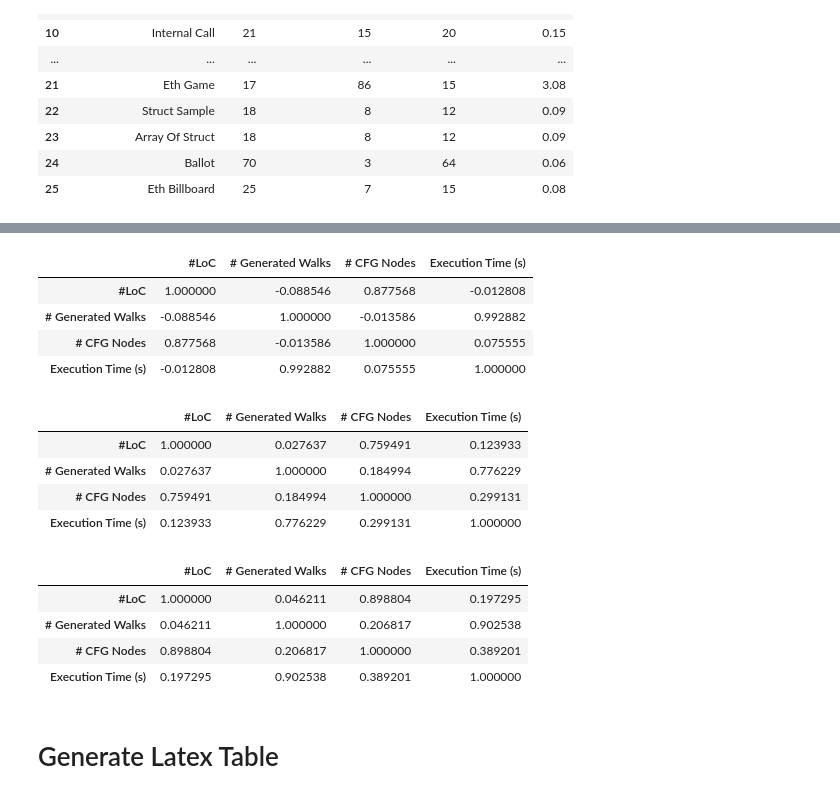
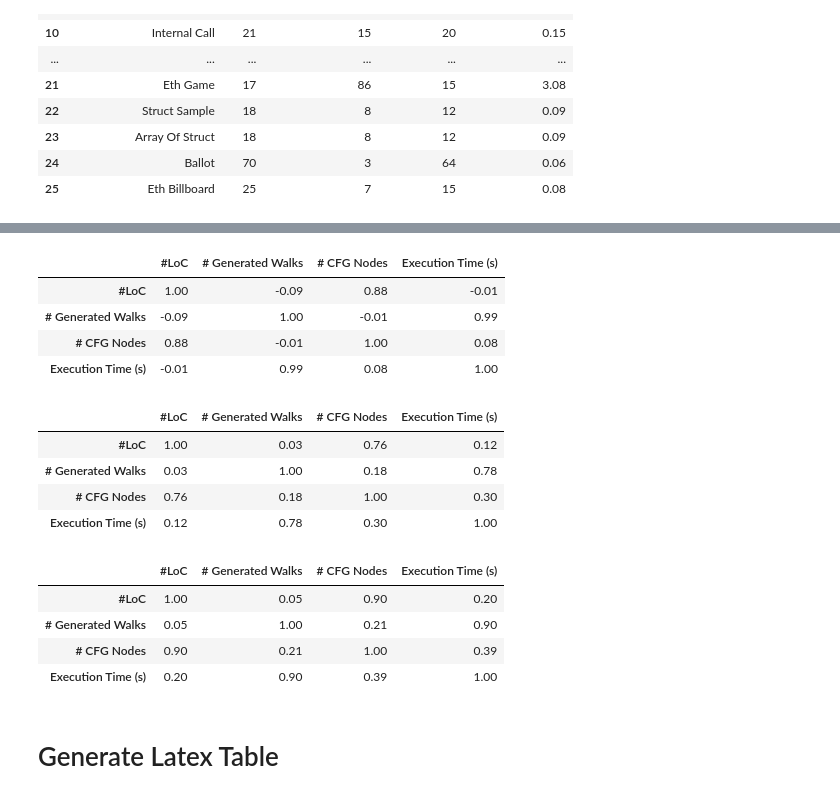
Before and after one commit to professormahi/griffin-targeted-symbolic-execution, a Jupyter notebook: results.ipynb, the cells around one changed output, grey strips where cells are left out. Cells and saved outputs as stored; diff of their text form; code cells hidden in the pictures.

```diff
--- a/results.ipynb
+++ b/results.ipynb
@@ -135,27 +127,27 @@ plt.show()
 # %%
-avg_df.corr(numeric_only=True, method='pearson')
+avg_df.corr(numeric_only=True, method='pearson').round(2)
 # %% [output]
 |  | #LoC | # Generated Walks | # CFG Nodes | Execution Time (s) |
-| #LoC | 1.000000 | -0.088546 | 0.877568 | -0.012808 |
-| # Generated Walks | -0.088546 | 1.000000 | -0.013586 | 0.992882 |
-| # CFG Nodes | 0.877568 | -0.013586 | 1.000000 | 0.075555 |
-| Execution Time (s) | -0.012808 | 0.992882 | 0.075555 | 1.000000 |
+| #LoC | 1.00 | -0.09 | 0.88 | -0.01 |
+| # Generated Walks | -0.09 | 1.00 | -0.01 | 0.99 |
+| # CFG Nodes | 0.88 | -0.01 | 1.00 | 0.08 |
+| Execution Time (s) | -0.01 | 0.99 | 0.08 | 1.00 |
 # %%
-avg_df.corr(numeric_only=True, method='kendall')
+avg_df.corr(numeric_only=True, method='kendall').round(2)
 # %% [output]
 |  | #LoC | # Generated Walks | # CFG Nodes | Execution Time (s) |
-| #LoC | 1.000000 | 0.027637 | 0.759491 | 0.123933 |
-| # Generated Walks | 0.027637 | 1.000000 | 0.184994 | 0.776229 |
-| # CFG Nodes | 0.759491 | 0.184994 | 1.000000 | 0.299131 |
-| Execution Time (s) | 0.123933 | 0.776229 | 0.299131 | 1.000000 |
+| #LoC | 1.00 | 0.03 | 0.76 | 0.12 |
+| # Generated Walks | 0.03 | 1.00 | 0.18 | 0.78 |
+| # CFG Nodes | 0.76 | 0.18 | 1.00 | 0.30 |
+| Execution Time (s) | 0.12 | 0.78 | 0.30 | 1.00 |
 # %%
-avg_df.corr(numeric_only=True, method='spearman')
+avg_df.corr(numeric_only=True, method='spearman').round(2)
 # %% [output]
 |  | #LoC | # Generated Walks | # CFG Nodes | Execution Time (s) |
-| #LoC | 1.000000 | 0.046211 | 0.898804 | 0.197295 |
-| # Generated Walks | 0.046211 | 1.000000 | 0.206817 | 0.902538 |
-| # CFG Nodes | 0.898804 | 0.206817 | 1.000000 | 0.389201 |
-| Execution Time (s) | 0.197295 | 0.902538 | 0.389201 | 1.000000 |
+| #LoC | 1.00 | 0.05 | 0.90 | 0.20 |
+| # Generated Walks | 0.05 | 1.00 | 0.21 | 0.90 |
+| # CFG Nodes | 0.90 | 0.21 | 1.00 | 0.39 |
+| Execution Time (s) | 0.20 | 0.90 | 0.39 | 1.00 |
 # %% [markdown]
 # Generate Latex Table
 # %%
```
Also changed, not shown: parts of 3 cells of this notebook.
